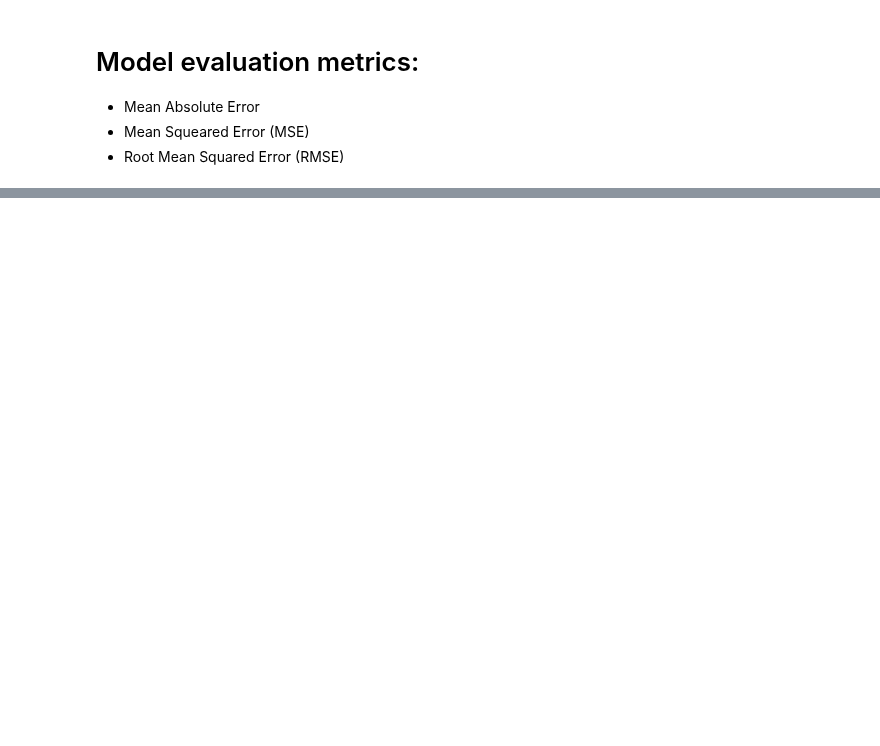
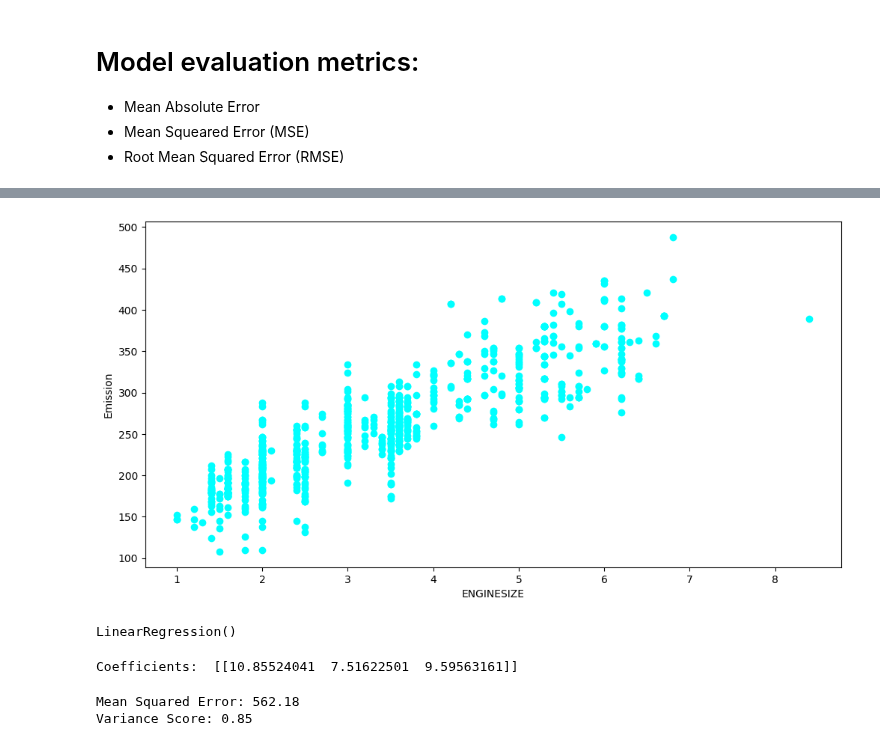
Before and after one commit to SeherKumsar/Ada-Lovelace-Veri-Bilimi-Akademisi, a Jupyter notebook: week-6/6-example.ipynb, the cells around one changed output, grey strips where cells are left out. Drawn from its saved outputs; the diff is of its cells as text; code cells hidden in the pictures; blank space fills up the shorter version.

Commit message:
updated multiple linear regression

```diff
--- a/week-6/6-example.ipynb
+++ b/week-6/6-example.ipynb
@@ -184,0 +229,36 @@ R2-score: 0.71
+# %%
+msk = np.random.rand(len(df)) < 0.8
+train = cdf[msk]
+test = cdf[~msk]
+# %%
+plt.scatter(train.ENGINESIZE, train.CO2EMISSIONS, color='cyan')
+plt.xlabel("ENGINESIZE")
+plt.ylabel("Emission")
+plt.show()
+# %% [output]
+[figure, added]
+# %%
+from sklearn import linear_model
+regr = linear_model.LinearRegression()
+x = cdf[['ENGINESIZE','CYLINDERS','FUELCONSUMPTION_COMB']].values
+y = cdf[['CO2EMISSIONS']].values
+
+regr.fit(x, y)
+# %% [output]
+LinearRegression()
+# %%
+print('Coefficients: ', regr.coef_)
+# %% [output]
+Coefficients:  [[10.85524041  7.51622501  9.59563161]]
+# %%
+# Prediction
+# Test veri setimiz, gerçek verisetimizden gelmektedir.
+y_hat = regr.predict(test[['ENGINESIZE','CYLINDERS','FUELCONSUMPTION_COMB']].values)
+x = test[['ENGINESIZE','CYLINDERS','FUELCONSUMPTION_COMB']].values
+y = test[['CO2EMISSIONS']].values
+
+print("Mean Squared Error: %.2f" % np.mean((y_hat - y) ** 2))
+print("Variance Score: %.2f" % regr.score(x, y)) # explained variance,  best score is 1.0
+# %% [output]
+Mean Squared Error: 562.18
+Variance Score: 0.85
```
Also changed, not shown: parts of 14 cells of this notebook.
